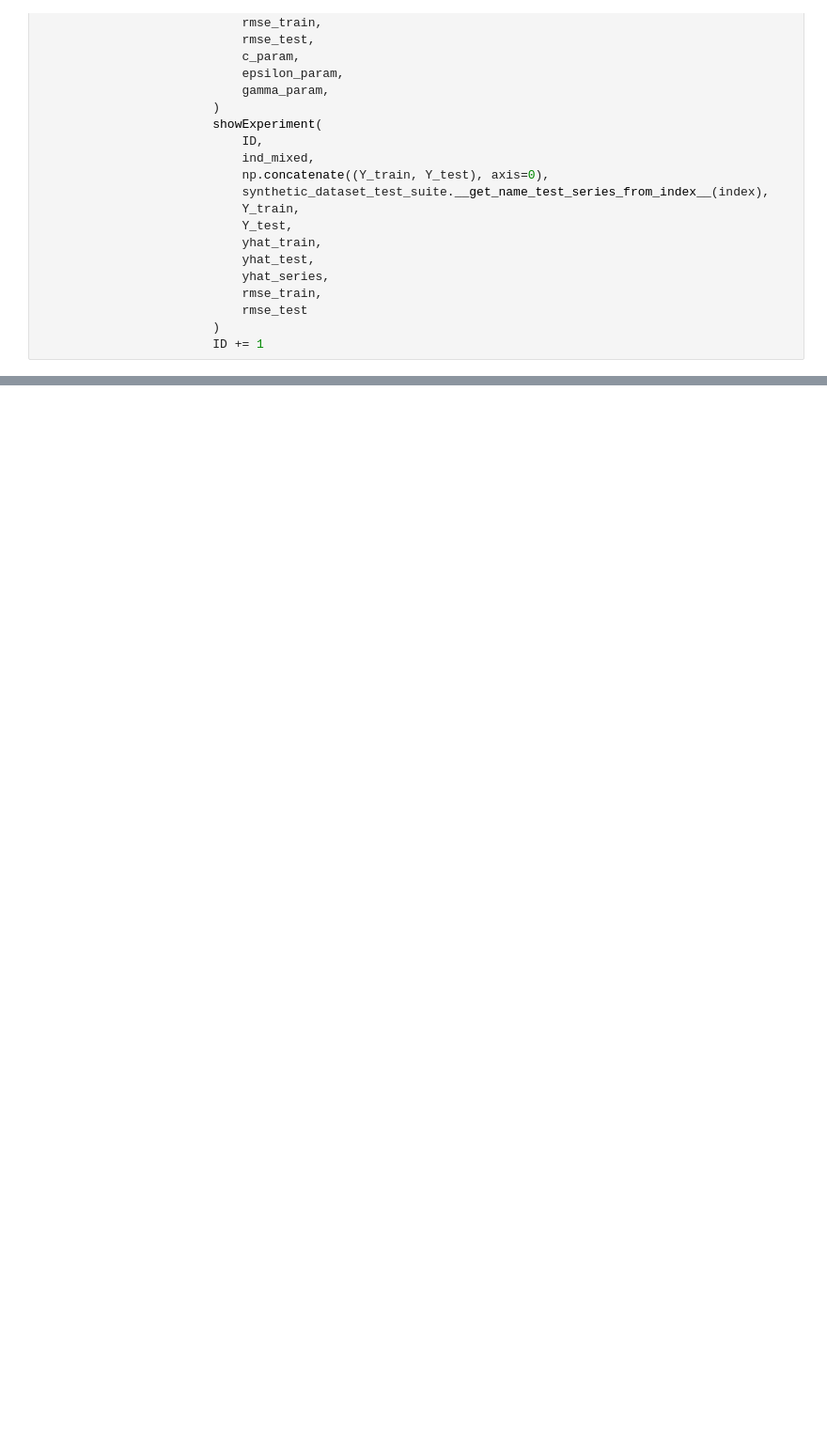
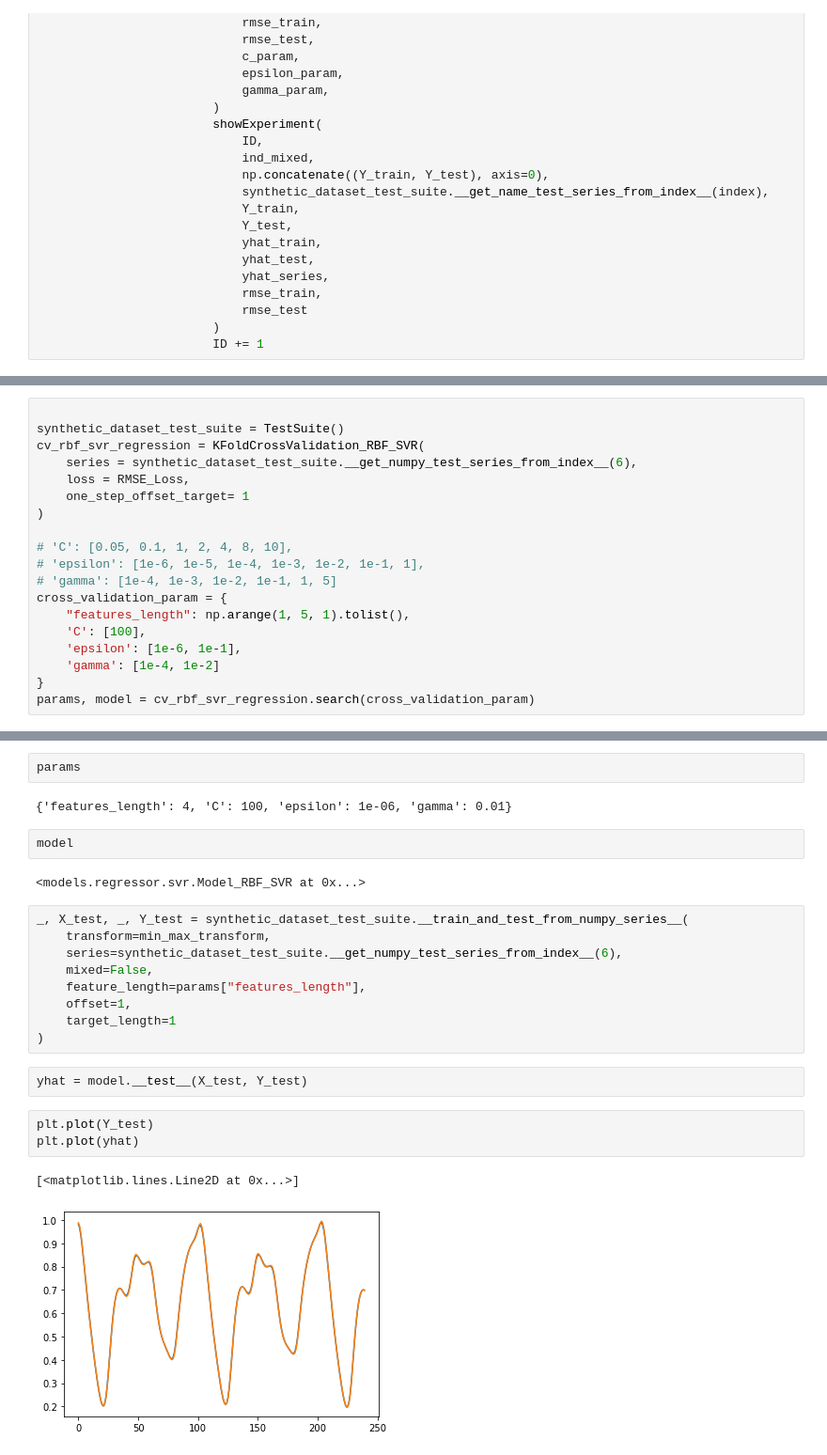
Before and after one commit to lcorallo/forecasting-framework, a Jupyter notebook: ar_rbf_svr.ipynb, the cells around one changed output, grey strips where cells are left out. Shown: that part at 94% size. Drawn from its saved outputs; the diff is of its cells as text; blank space fills up the shorter version.

```diff
--- a/ar_rbf_svr.ipynb
+++ b/ar_rbf_svr.ipynb
@@ -149,0 +149,19 @@ NameError: name 'Model_Linear_SVR' is not defined
+# %%
+
+synthetic_dataset_test_suite = TestSuite()
+cv_rbf_svr_regression = KFoldCrossValidation_RBF_SVR(
+    series = synthetic_dataset_test_suite.__get_numpy_test_series_from_index__(6),
+    loss = RMSE_Loss,
+    one_step_offset_target= 1
+)
+
+# 'C': [0.05, 0.1, 1, 2, 4, 8, 10],
+# 'epsilon': [1e-6, 1e-5, 1e-4, 1e-3, 1e-2, 1e-1, 1],
+# 'gamma': [1e-4, 1e-3, 1e-2, 1e-1, 1, 5]
+cross_validation_param = {
+    "features_length": np.arange(1, 5, 1).tolist(),
+    'C': [100],
+    'epsilon': [1e-6, 1e-1],
+    'gamma': [1e-4, 1e-2]
+}
+params, model = cv_rbf_svr_regression.search(cross_validation_param)
@@ -149,0 +185,25 @@ NameError: name 'Model_Linear_SVR' is not defined
+# %%
+params
+# %% [output]
+{'features_length': 4, 'C': 100, 'epsilon': 1e-06, 'gamma': 0.01}
+# %%
+model
+# %% [output]
+<models.regressor.svr.Model_RBF_SVR at 0x...>
+# %%
+_, X_test, _, Y_test = synthetic_dataset_test_suite.__train_and_test_from_numpy_series__(
+    transform=min_max_transform,
+    series=synthetic_dataset_test_suite.__get_numpy_test_series_from_index__(6),
+    mixed=False,
+    feature_length=params["features_length"],
+    offset=1,
+    target_length=1
+)
+# %%
+yhat = model.__test__(X_test, Y_test)
+# %%
+plt.plot(Y_test)
+plt.plot(yhat)
+# %% [output]
+[<matplotlib.lines.Line2D at 0x...>]
+[figure, added]
```
Also changed, not shown: parts of 5 cells of this notebook, 46 other files.
